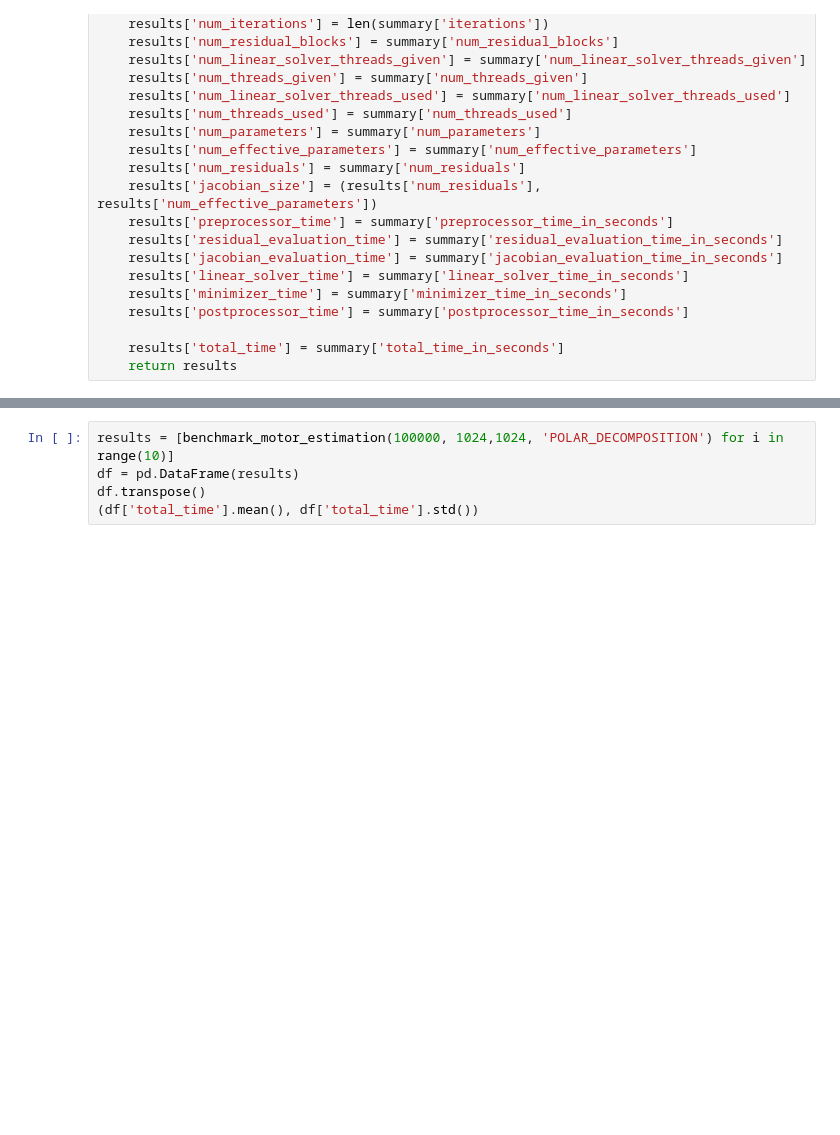
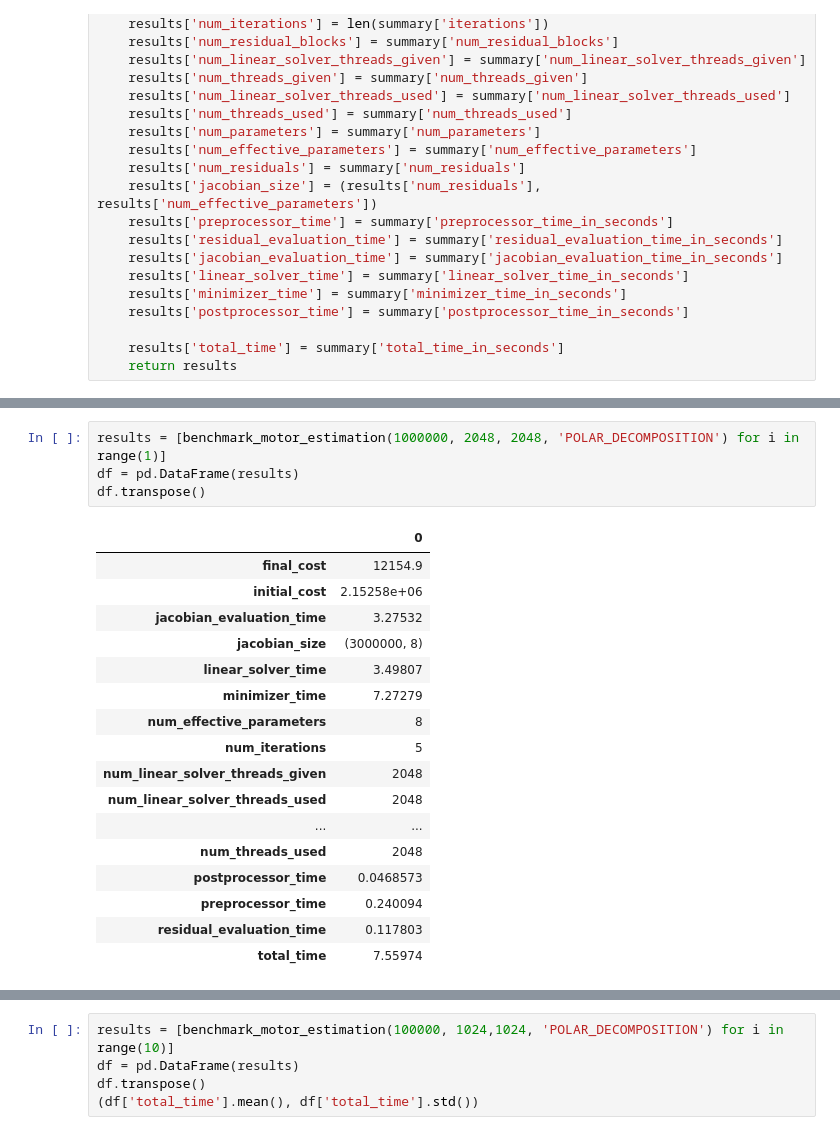
Before and after one commit to tingelst/game, a Jupyter notebook: python/1-Automatic-Multivector-Differentiation-and-Optimization.ipynb, the cells around one changed output, grey strips where cells are left out. Drawn from its saved outputs; the diff is of its cells as text; blank space fills up the shorter version.

```diff
--- a/python/1-Automatic-Multivector-Differentiation-and-Optimization.ipynb
+++ b/python/1-Automatic-Multivector-Differentiation-and-Optimization.ipynb
@@ -241,3 +256,25 @@ df.transpose()
+# %%
+results = [benchmark_motor_estimation(1000000, 2048, 2048, 'POLAR_DECOMPOSITION') for i in range(1)]
+df = pd.DataFrame(results)
+df.transpose()
+# %% [output]
+|  | 0 |
+| final_cost | 12154.9 |
+| initial_cost | 2.15258e+06 |
+| jacobian_evaluation_time | 3.27532 |
+| jacobian_size | (3000000, 8) |
+| linear_solver_time | 3.49807 |
+| minimizer_time | 7.27279 |
+| num_effective_parameters | 8 |
+| num_iterations | 5 |
+| num_linear_solver_threads_given | 2048 |
+| num_linear_solver_threads_used | 2048 |
+| ... | ... |
+| num_threads_used | 2048 |
+| postprocessor_time | 0.0468573 |
+| preprocessor_time | 0.240094 |
+| residual_evaluation_time | 0.117803 |
+| total_time | 7.55974 |
 # %%
 (df['total_time'].mean(), df['total_time'].std())
 # %% [output]
```
Also changed, not shown: parts of 8 cells of this notebook, 15 other files.
